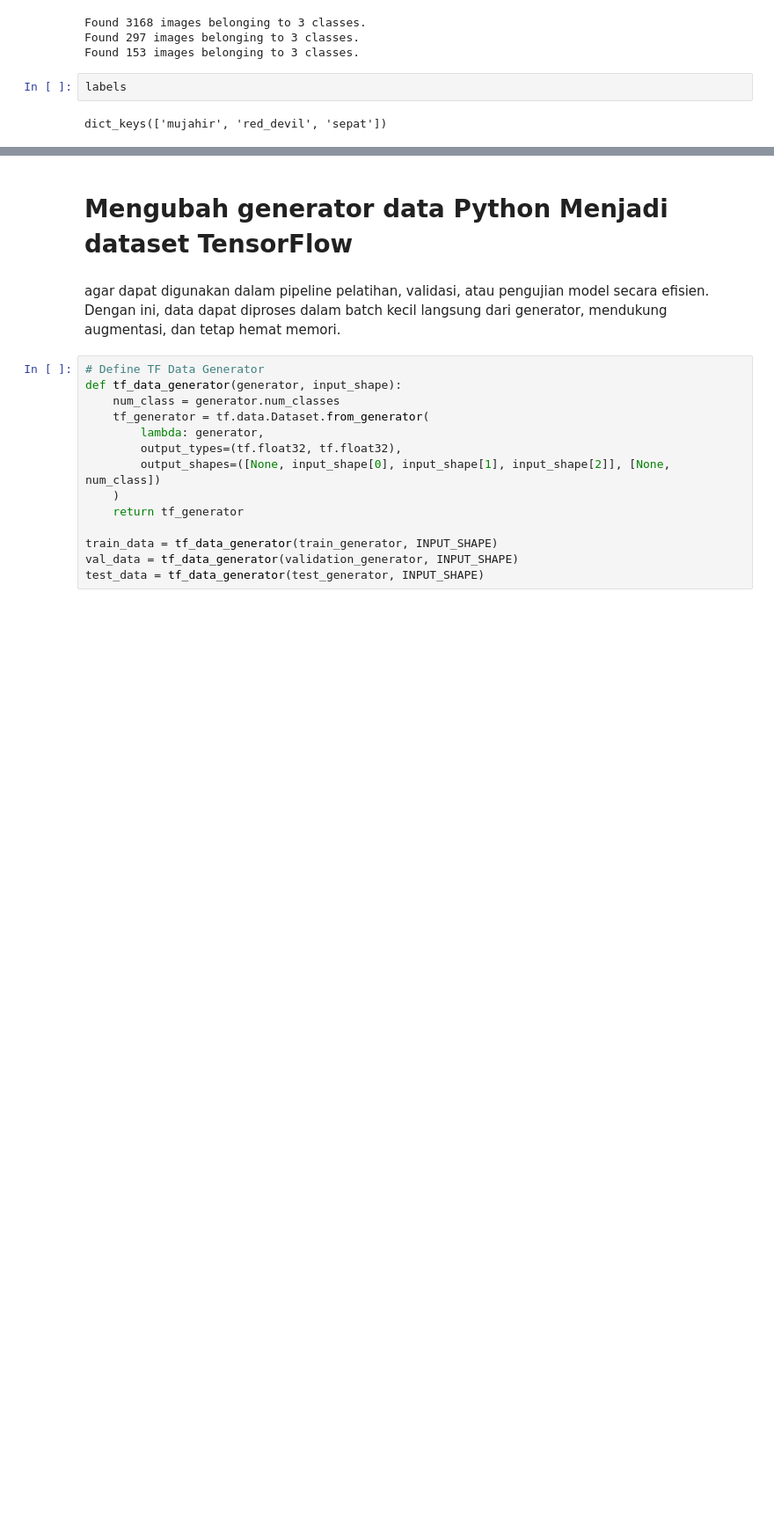
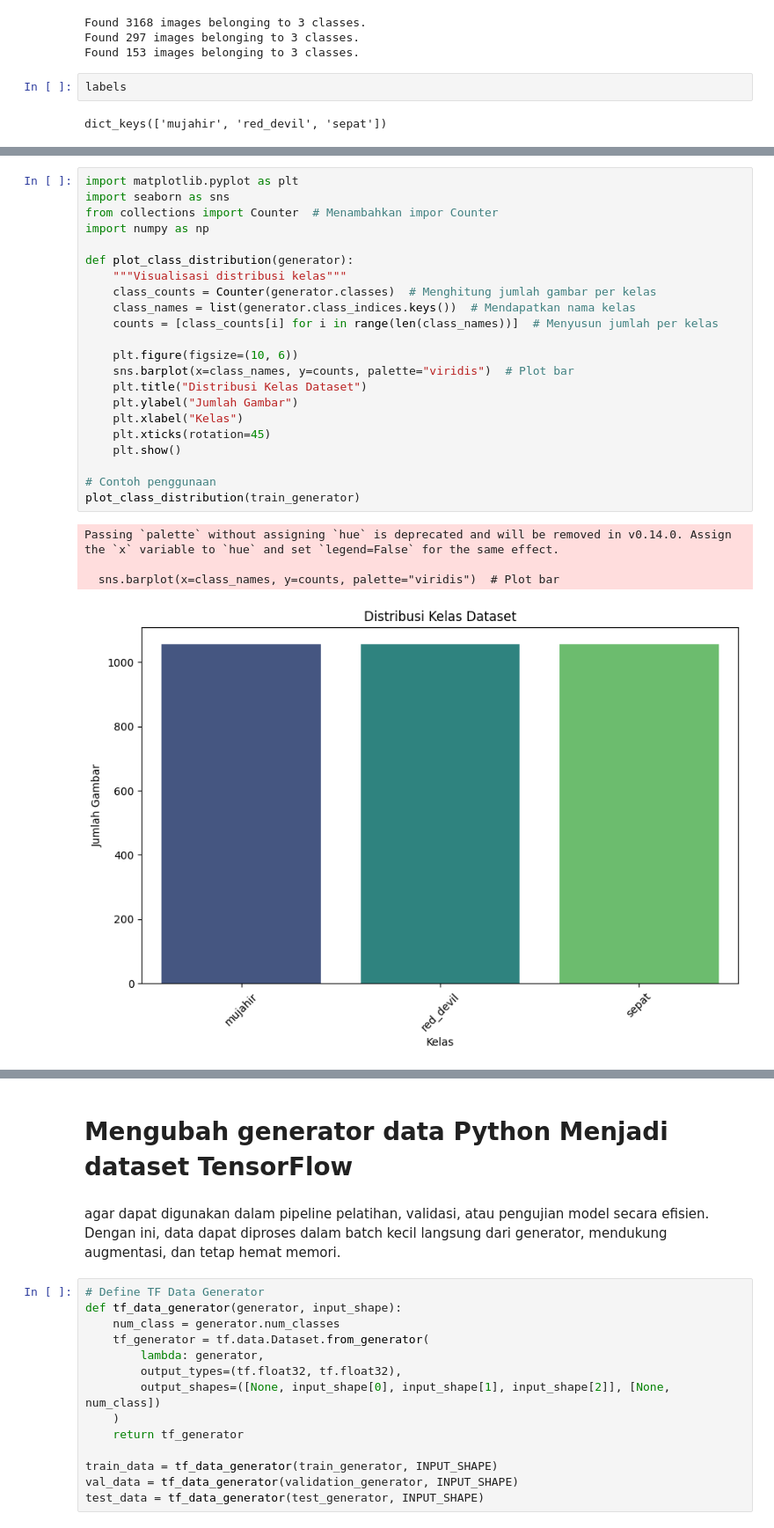
Before and after one commit to rivaelsagala/project-PM-kel-05, a Jupyter notebook: latihan1.ipynb, the cells around one changed output, grey strips where cells are left out. Shown at 88% size. Saved outputs shown, nothing was run; the diff lists cells and outputs as text; blank space fills up the shorter version.

```diff
--- a/latihan1.ipynb
+++ b/latihan1.ipynb
@@ -85,0 +153,27 @@ dict_keys(['mujahir', 'red_devil', 'sepat'])
+# %%
+import matplotlib.pyplot as plt
+import seaborn as sns
+from collections import Counter  # Menambahkan impor Counter
+import numpy as np
+
+def plot_class_distribution(generator):
+    """Visualisasi distribusi kelas"""
+    class_counts = Counter(generator.classes)  # Menghitung jumlah gambar per kelas
+    class_names = list(generator.class_indices.keys())  # Mendapatkan nama kelas
+    counts = [class_counts[i] for i in range(len(class_names))]  # Menyusun jumlah per kelas
+
+    plt.figure(figsize=(10, 6))
+    sns.barplot(x=class_names, y=counts, palette="viridis")  # Plot bar
+    plt.title("Distribusi Kelas Dataset")
+    plt.ylabel("Jumlah Gambar")
+    plt.xlabel("Kelas")
+    plt.xticks(rotation=45)
+    plt.show()
+
+# Contoh penggunaan
+plot_class_distribution(train_generator)
+# %% [output]
+Passing `palette` without assigning `hue` is deprecated and will be removed in v0.14.0. Assign the `x` variable to `hue` and set `legend=False` for the same effect.
+
+  sns.barplot(x=class_names, y=counts, palette="viridis")  # Plot bar
+[figure, added]
```
Also changed, not shown: parts of 44 cells of this notebook, 2 other files.
